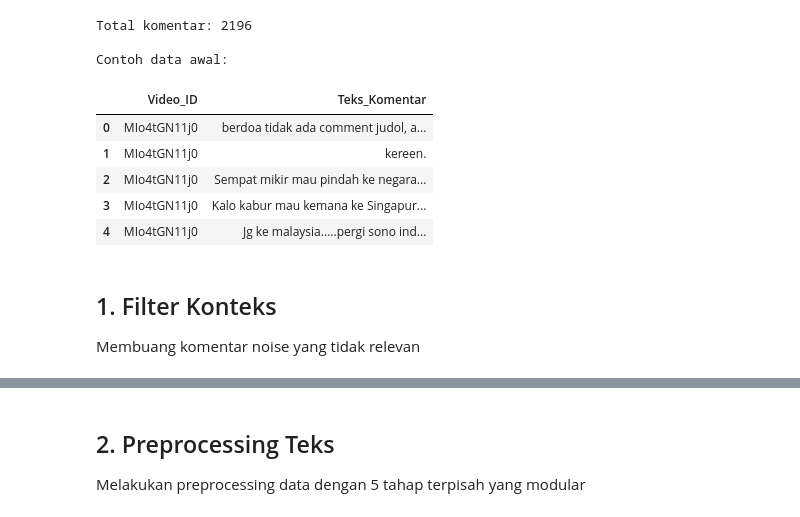
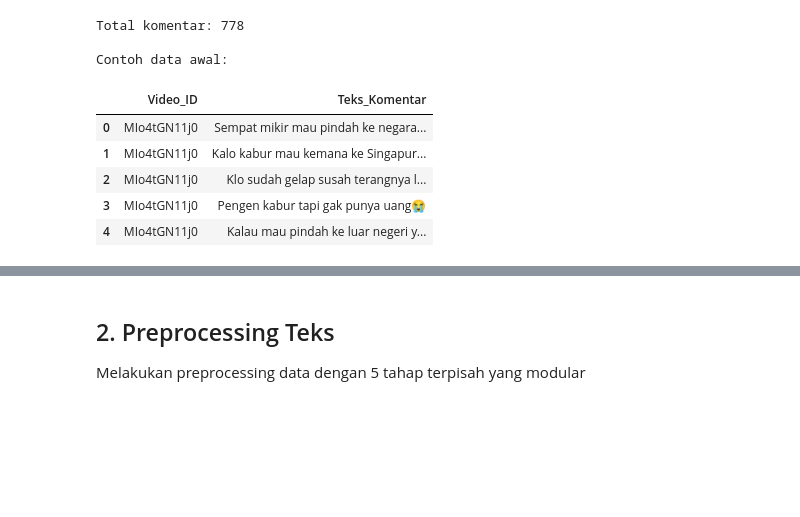
Before and after one commit to rhzain/kabur-aja-dulu, a Jupyter notebook: preprocessing.ipynb, the cells around one changed output, grey strips where cells are left out. Saved outputs shown, nothing was run; the diff lists cells and outputs as text; code cells hidden in the pictures; blank space fills up the shorter version.

```diff
--- a/preprocessing.ipynb
+++ b/preprocessing.ipynb
@@ -17,22 +8,17 @@ import demoji
 # Download emoji data (run once)
 demoji.download_codes()
 # %%
-# Load data
-df = pd.read_csv('raw-scrape-yt.csv')
+df = pd.read_csv('data_filtered.csv')
 print(f"Total komentar: {len(df)}")
 print("\nContoh data awal:")
 df.head()
 # %% [output]
-Total komentar: 2196
+Total komentar: 778
 
 Contoh data awal:
 |  | Video_ID | Teks_Komentar |
-| 0 | MIo4tGN11j0 | berdoa tidak ada comment judol, a... |
-| 1 | MIo4tGN11j0 | kereen. |
-| 2 | MIo4tGN11j0 | Sempat mikir mau pindah ke negara... |
-| 3 | MIo4tGN11j0 | Kalo kabur mau kemana ke Singapur... |
-| 4 | MIo4tGN11j0 | Jg ke malaysia.....pergi sono ind... |
+| 0 | MIo4tGN11j0 | Sempat mikir mau pindah ke negara... |
+| 1 | MIo4tGN11j0 | Kalo kabur mau kemana ke Singapur... |
+| 2 | MIo4tGN11j0 | Klo sudah gelap susah terangnya l... |
+| 3 | MIo4tGN11j0 | Pengen kabur tapi gak punya uang😭 |
+| 4 | MIo4tGN11j0 | Kalau mau pindah ke luar negeri y... |
-# %% [markdown]
-## 1. Filter Konteks
-
-Membuang komentar noise yang tidak relevan
```
Also changed, not shown: parts of 16 cells of this notebook, 8 other files.
